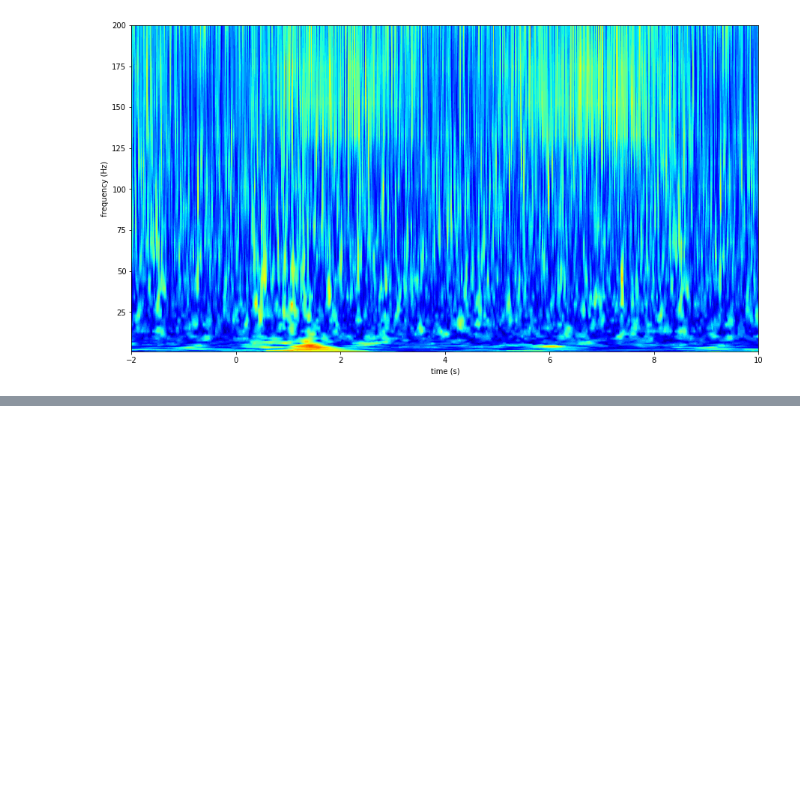
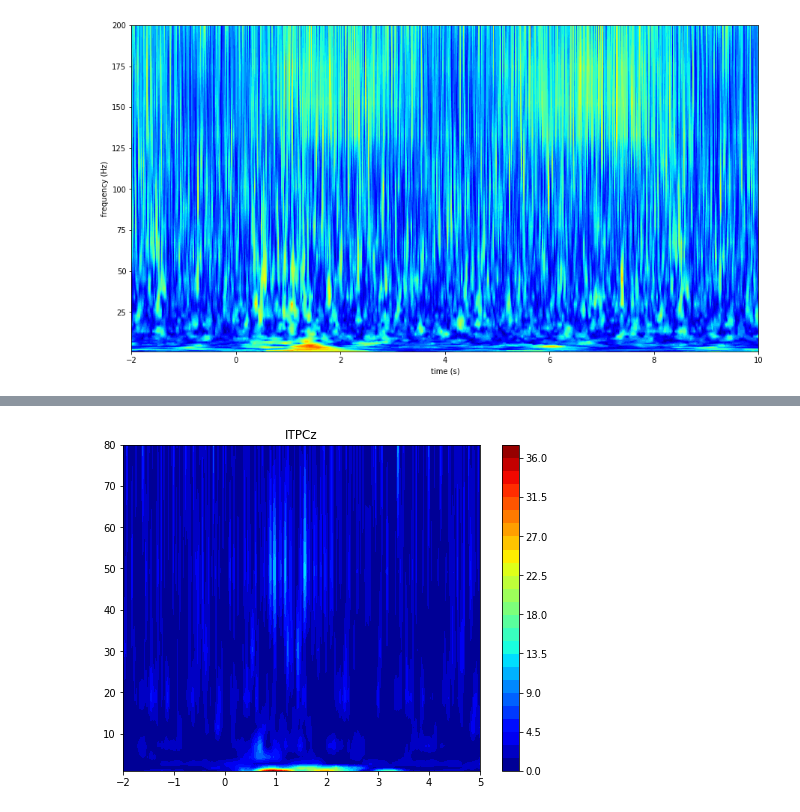
Before and after one commit to ZhangJiayiLab/EEG-Analysis, a Jupyter notebook: python/EA_validation.ipynb, the cells around one changed output, grey strips where cells are left out. Cells and saved outputs as stored; diff of their text form; code cells hidden in the pictures; blank space fills up the shorter version.

```diff
--- a/python/EA_validation.ipynb
+++ b/python/EA_validation.ipynb
@@ -116,0 +182,8 @@ plt.close("all")
+# %%
+plt.figure(figsize=(8,6))
+plt.contourf(np.linspace(-2,5,14000), frange, kk_itpc**2*420, 30, cmap=plt.get_cmap("jet"))
+plt.colorbar()
+plt.title("ITPCz")
+plt.show()
+# %% [output]
+[figure, added]
```
Also changed, not shown: parts of 14 cells of this notebook, 15 other files.
